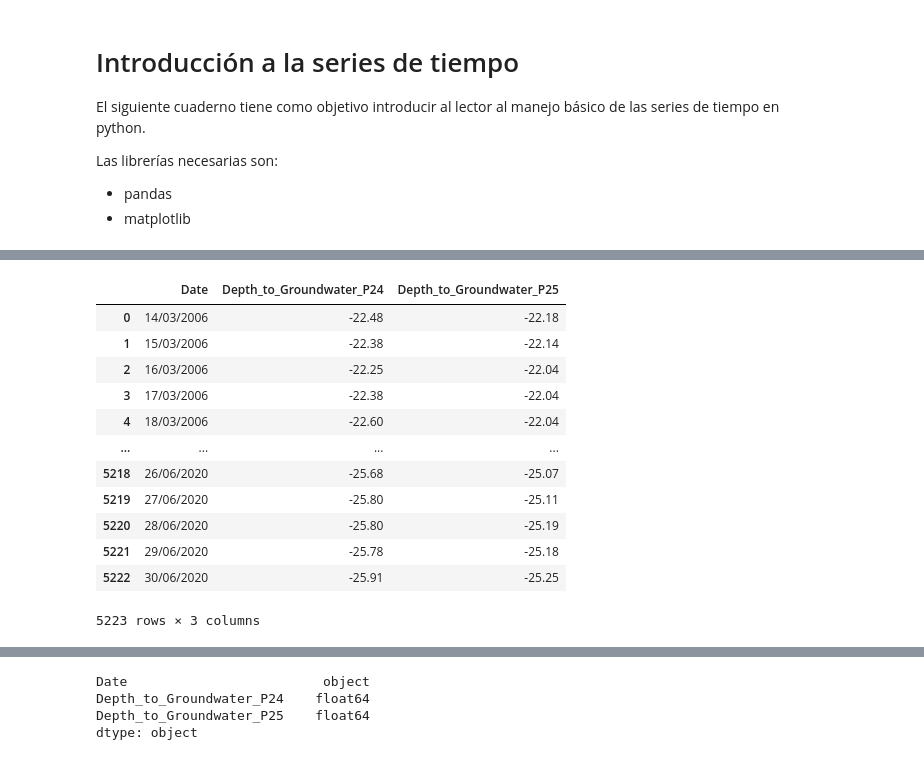
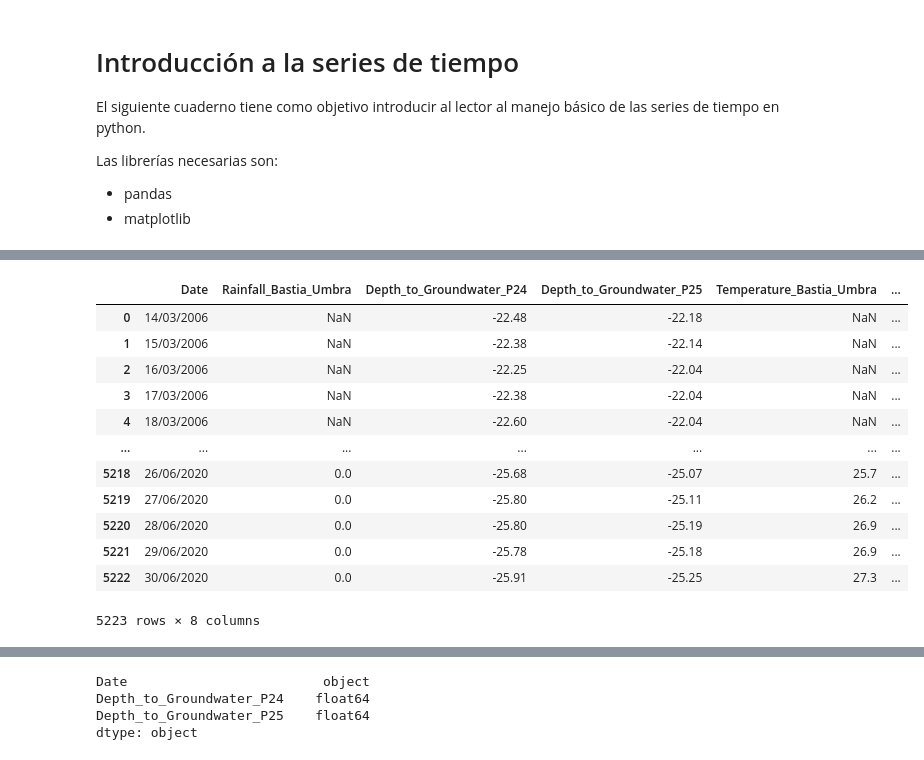
Before and after one commit to AngelRP8791/machine-learning-python-template, a Jupyter notebook: Time_series_Kaggle/1.- Intro Series financieras.ipynb, the cells around one changed output, grey strips where cells are left out. Drawn from its saved outputs; the diff is of its cells as text; code cells hidden in the pictures.

```diff
--- a/Time_series_Kaggle/1.- Intro Series financieras.ipynb
+++ b/Time_series_Kaggle/1.- Intro Series financieras.ipynb
@@ -31,17 +17,17 @@ df.head()
 # %%
-df2 = df[["Date","Depth_to_Groundwater_P24","Depth_to_Groundwater_P25"]]
+df2 = df.copy()
 df2
 # %% [output]
-|  | Date | Depth_to_Groundwater_P24 | Depth_to_Groundwater_P25 |
-| 0 | 14/03/2006 | -22.48 | -22.18 |
-| 1 | 15/03/2006 | -22.38 | -22.14 |
-| 2 | 16/03/2006 | -22.25 | -22.04 |
-| 3 | 17/03/2006 | -22.38 | -22.04 |
-| 4 | 18/03/2006 | -22.60 | -22.04 |
-| ... | ... | ... | ... |
-| 5218 | 26/06/2020 | -25.68 | -25.07 |
-| 5219 | 27/06/2020 | -25.80 | -25.11 |
-| 5220 | 28/06/2020 | -25.80 | -25.19 |
-| 5221 | 29/06/2020 | -25.78 | -25.18 |
-| 5222 | 30/06/2020 | -25.91 | -25.25 |
+|  | Date | Rainfall_Bastia_Umbra | Depth_to_Groundwater_P24 | Depth_to_Groundwater_P25 | Temperature_Bastia_Umbra | ... |
+| 0 | 14/03/2006 | NaN | -22.48 | -22.18 | NaN | ... |
+| 1 | 15/03/2006 | NaN | -22.38 | -22.14 | NaN | ... |
+| 2 | 16/03/2006 | NaN | -22.25 | -22.04 | NaN | ... |
+| 3 | 17/03/2006 | NaN | -22.38 | -22.04 | NaN | ... |
+| 4 | 18/03/2006 | NaN | -22.60 | -22.04 | NaN | ... |
+| ... | ... | ... | ... | ... | ... | ... |
+| 5218 | 26/06/2020 | 0.0 | -25.68 | -25.07 | 25.7 | ... |
+| 5219 | 27/06/2020 | 0.0 | -25.80 | -25.11 | 26.2 | ... |
+| 5220 | 28/06/2020 | 0.0 | -25.80 | -25.19 | 26.9 | ... |
+| 5221 | 29/06/2020 | 0.0 | -25.78 | -25.18 | 26.9 | ... |
+| 5222 | 30/06/2020 | 0.0 | -25.91 | -25.25 | 27.3 | ... |
-5223 rows × 3 columns
+5223 rows × 8 columns
```
Also changed, not shown: parts of 61 cells of this notebook, 2 other files.
